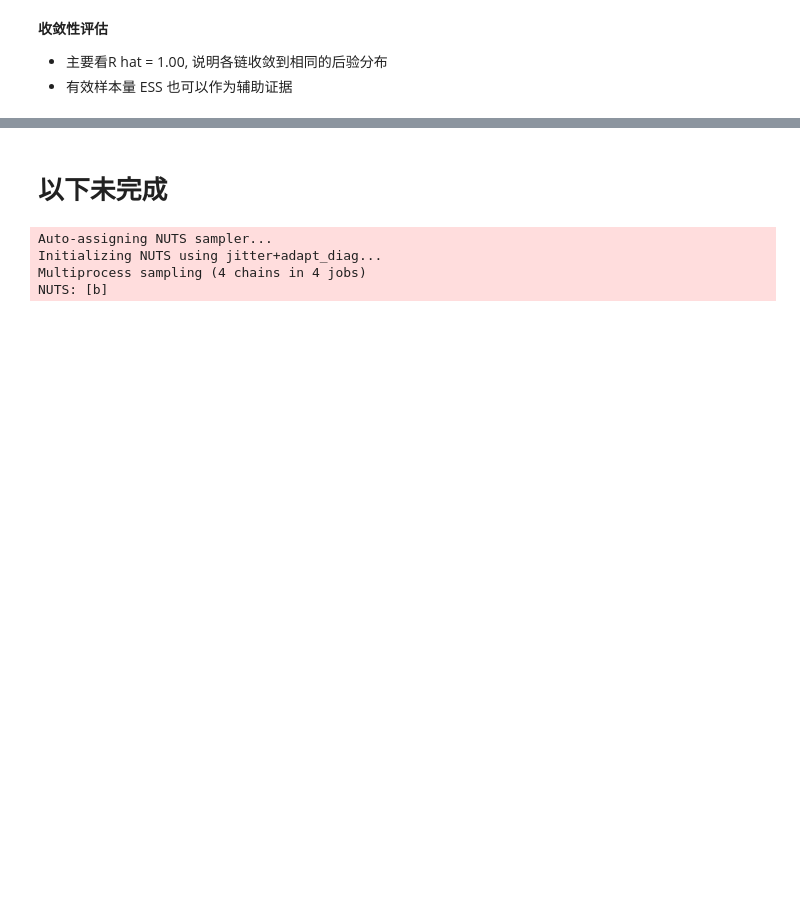
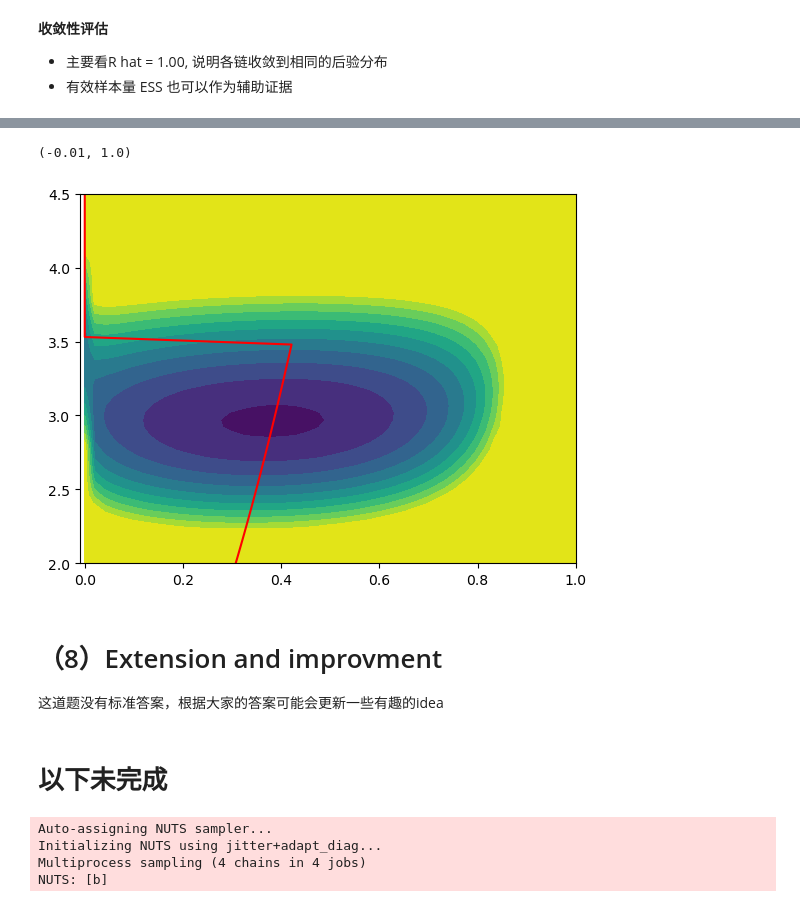
Before and after one commit to Xuang-ui/CogModel, a Jupyter notebook: main.ipynb, the cells around one changed output, grey strips where cells are left out. Saved outputs shown, nothing was run; the diff lists cells and outputs as text; code cells hidden in the pictures; blank space fills up the shorter version.

```diff
--- a/main.ipynb
+++ b/main.ipynb
@@ -325,3 +322,25 @@ az.plot_posterior(trace_largeb, var_names=['b'], ax = ax[1], color = 'red', labe
+# %%
+def best_alpha_given_b(b):
+    res = minimize(lambda alpha: nll_learning(theta=[alpha, b], agent=FeatureRW, data=df), x0=[0.5], bounds=[(0.0, 1.0)])
+    return res.x[0]
+grid_size = 50
+alphas = np.linspace(0.0, 1.0, grid_size)
+bs = np.linspace(2, 4.5, grid_size)
+A, B = np.meshgrid(alphas, bs)
+Z = np.zeros_like(A)
+for i in range(grid_size):
+    for j in range(grid_size):
+        Z[i, j] = nll_learning(theta=[A[i, j], B[i, j]], agent=FeatureRW, data=df)
+best_alpha = [best_alpha_given_b(b) for b in bs]
+plt.contourf(A, B, Z.clip(Z.min(), Z.min()+40), levels=10, cmap='viridis')
+plt.plot(best_alpha, bs, color = 'red')
+plt.xlim((-0.01, 1.0))
+# %% [output]
+(-0.01, 1.0)
+[figure, added]
+# %% [markdown]
+# （8）Extension and improvment
+这道题没有标准答案，根据大家的答案可能会更新一些有趣的idea
 # %% [markdown]
 # 以下未完成
 # %%
```
Also changed, not shown: parts of 11 cells of this notebook, 2 other files.
